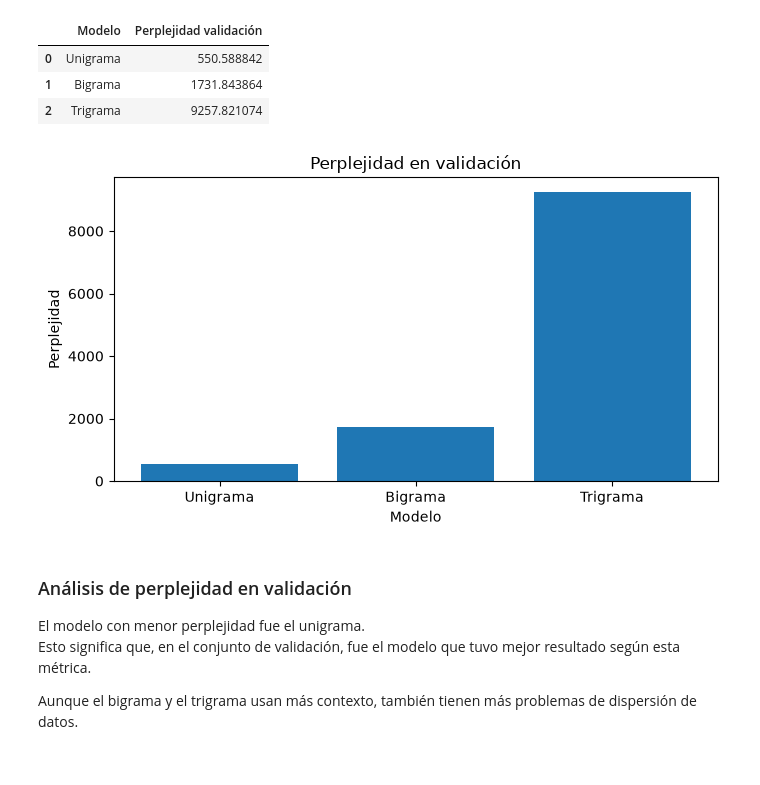
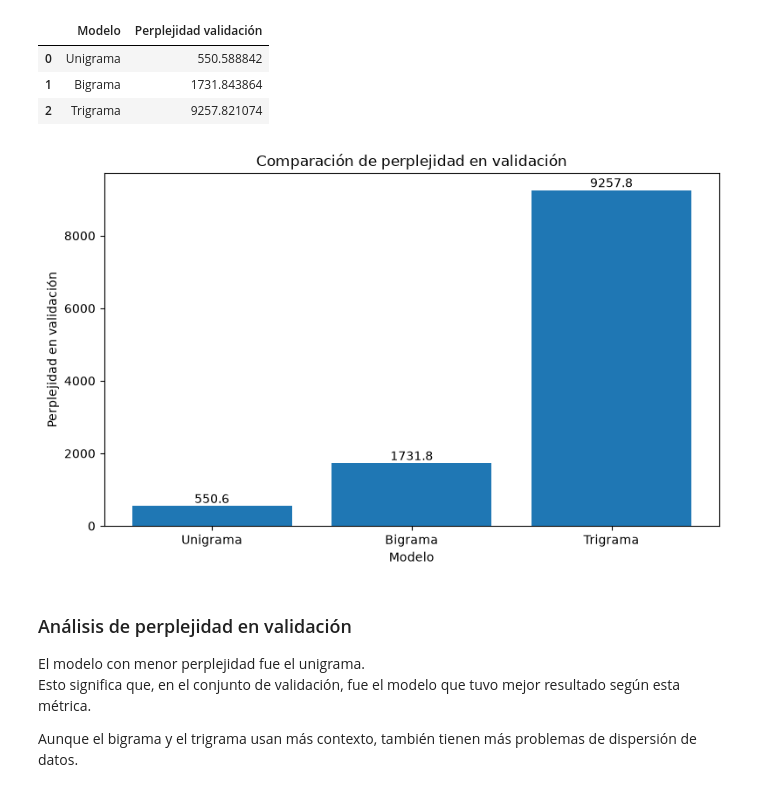
Before and after one commit to Cynthiss/NLP, a Jupyter notebook: Lab_5/Lab_5.ipynb, the cells around one changed output. Cells and saved outputs as stored; diff of their text form; code cells hidden in the pictures; blank space fills up the shorter version.

```diff
--- a/Lab_5/Lab_5.ipynb
+++ b/Lab_5/Lab_5.ipynb
@@ -819,22 +819,35 @@ resultados_perplejidad
 | 1 | Bigrama | 1731.843864 |
 | 2 | Trigrama | 9257.821074 |
 # %%
+# Ordenamos los modelos por perplejidad de menor a mayor
+resultados_perplejidad_ordenado = resultados_perplejidad.sort_values("Perplejidad validación")
+
 # Graficamos la perplejidad de los tres modelos
-plt.figure(figsize=(7, 4))
+plt.figure(figsize=(8, 5))
 
 plt.bar(
-    resultados_perplejidad["Modelo"],
-    resultados_perplejidad["Perplejidad validación"]
+    resultados_perplejidad_ordenado["Modelo"],
+    resultados_perplejidad_ordenado["Perplejidad validación"]
 )
 
-plt.title("Perplejidad en validación")
+plt.title("Comparación de perplejidad en validación")
 plt.xlabel("Modelo")
-plt.ylabel("Perplejidad")
+plt.ylabel("Perplejidad en validación")
+
+# Agregamos el valor encima de cada barra
+for i, valor in enumerate(resultados_perplejidad_ordenado["Perplejidad validación"]):
+    plt.text(
+        i,
+        valor,
+        f"{valor:.1f}",
+        ha="center",
+        va="bottom"
+    )
 
 plt.tight_layout()
 plt.show()
 # %% [output]
-[figure, old version]
+[figure, new version]
 # %% [markdown]
 ### Análisis de perplejidad en validación
 
```
Also changed, not shown: parts of 1 cell of this notebook.
